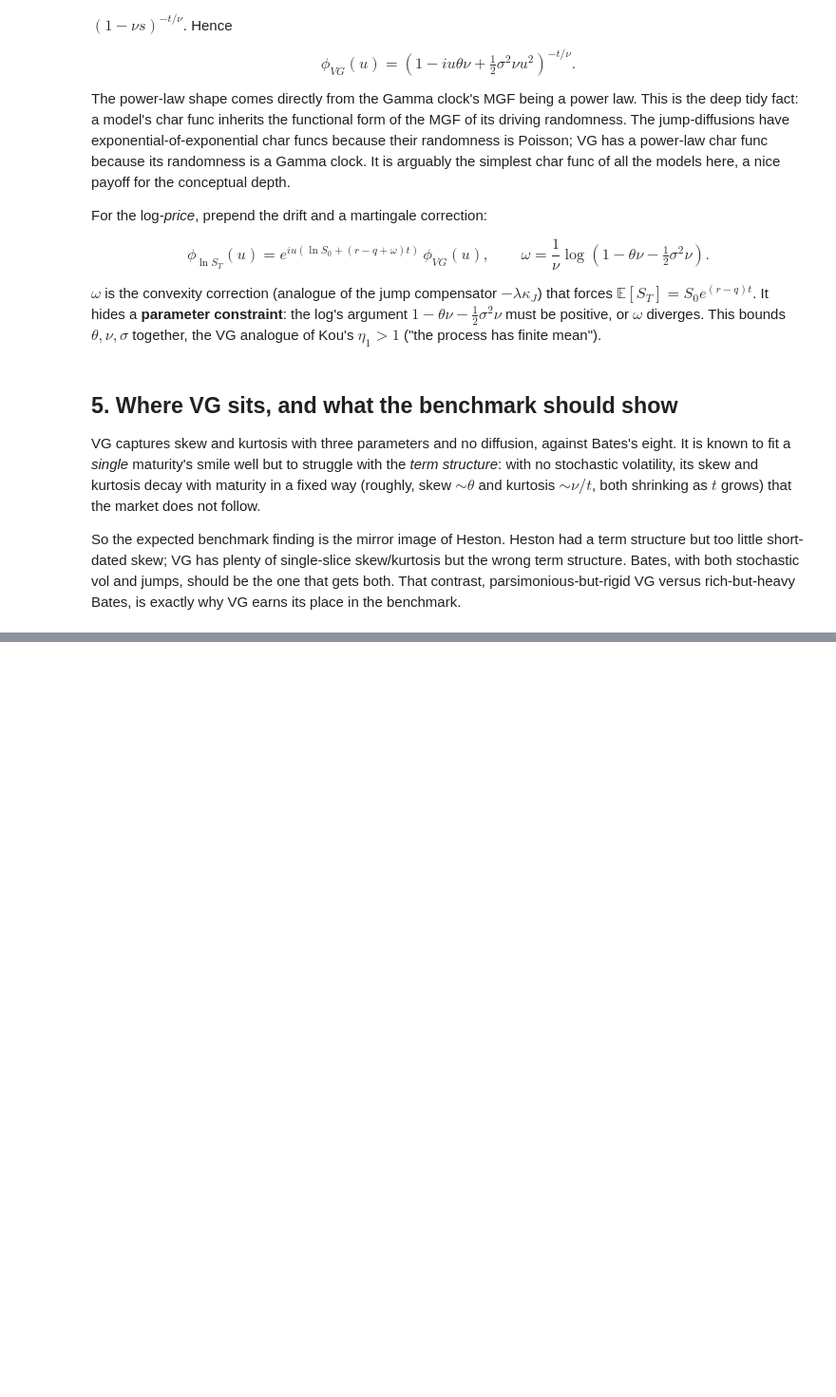
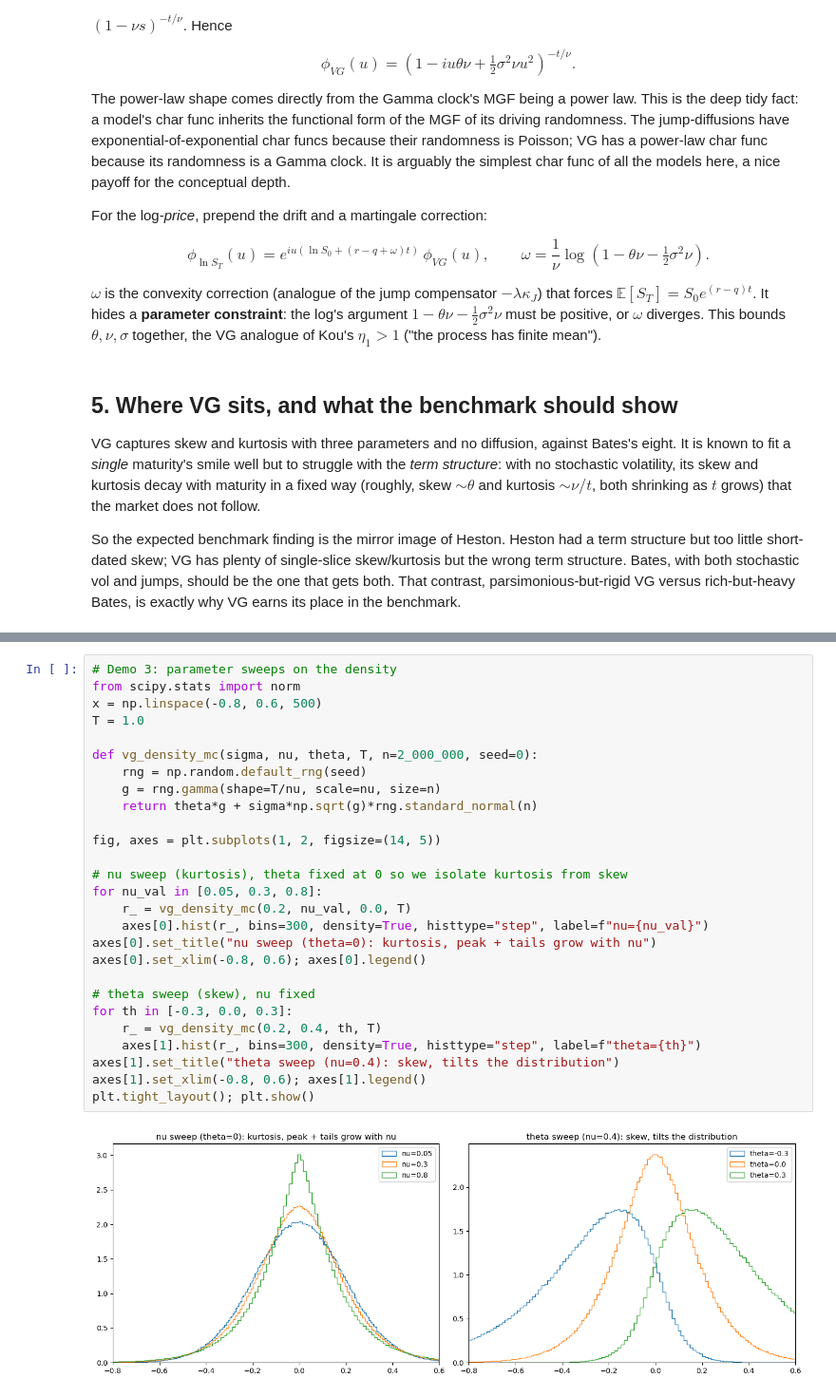
Before and after one commit to Kunvuthi/quant-project, a Jupyter notebook: notebooks/15_variance_gamma_model.ipynb, the cells around one changed output, grey strips where cells are left out. Shown at 95% size. Cells and saved outputs as stored; diff of their text form; blank space fills up the shorter version.

```diff
--- a/notebooks/15_variance_gamma_model.ipynb
+++ b/notebooks/15_variance_gamma_model.ipynb
@@ -175,0 +304,29 @@ import matplotlib.pyplot as plt
+# %%
+# Demo 3: parameter sweeps on the density
+from scipy.stats import norm
+x = np.linspace(-0.8, 0.6, 500)
+T = 1.0
+
+def vg_density_mc(sigma, nu, theta, T, n=2_000_000, seed=0):
+    rng = np.random.default_rng(seed)
+    g = rng.gamma(shape=T/nu, scale=nu, size=n)
+    return theta*g + sigma*np.sqrt(g)*rng.standard_normal(n)
+
+fig, axes = plt.subplots(1, 2, figsize=(14, 5))
+
+# nu sweep (kurtosis), theta fixed at 0 so we isolate kurtosis from skew
+for nu_val in [0.05, 0.3, 0.8]:
+    r_ = vg_density_mc(0.2, nu_val, 0.0, T)
+    axes[0].hist(r_, bins=300, density=True, histtype="step", label=f"nu={nu_val}")
+axes[0].set_title("nu sweep (theta=0): kurtosis, peak + tails grow with nu")
+axes[0].set_xlim(-0.8, 0.6); axes[0].legend()
+
+# theta sweep (skew), nu fixed
+for th in [-0.3, 0.0, 0.3]:
+    r_ = vg_density_mc(0.2, 0.4, th, T)
+    axes[1].hist(r_, bins=300, density=True, histtype="step", label=f"theta={th}")
+axes[1].set_title("theta sweep (nu=0.4): skew, tilts the distribution")
+axes[1].set_xlim(-0.8, 0.6); axes[1].legend()
+plt.tight_layout(); plt.show()
+# %% [output]
+[figure, added]
```
Also changed, not shown: parts of 10 cells of this notebook.
